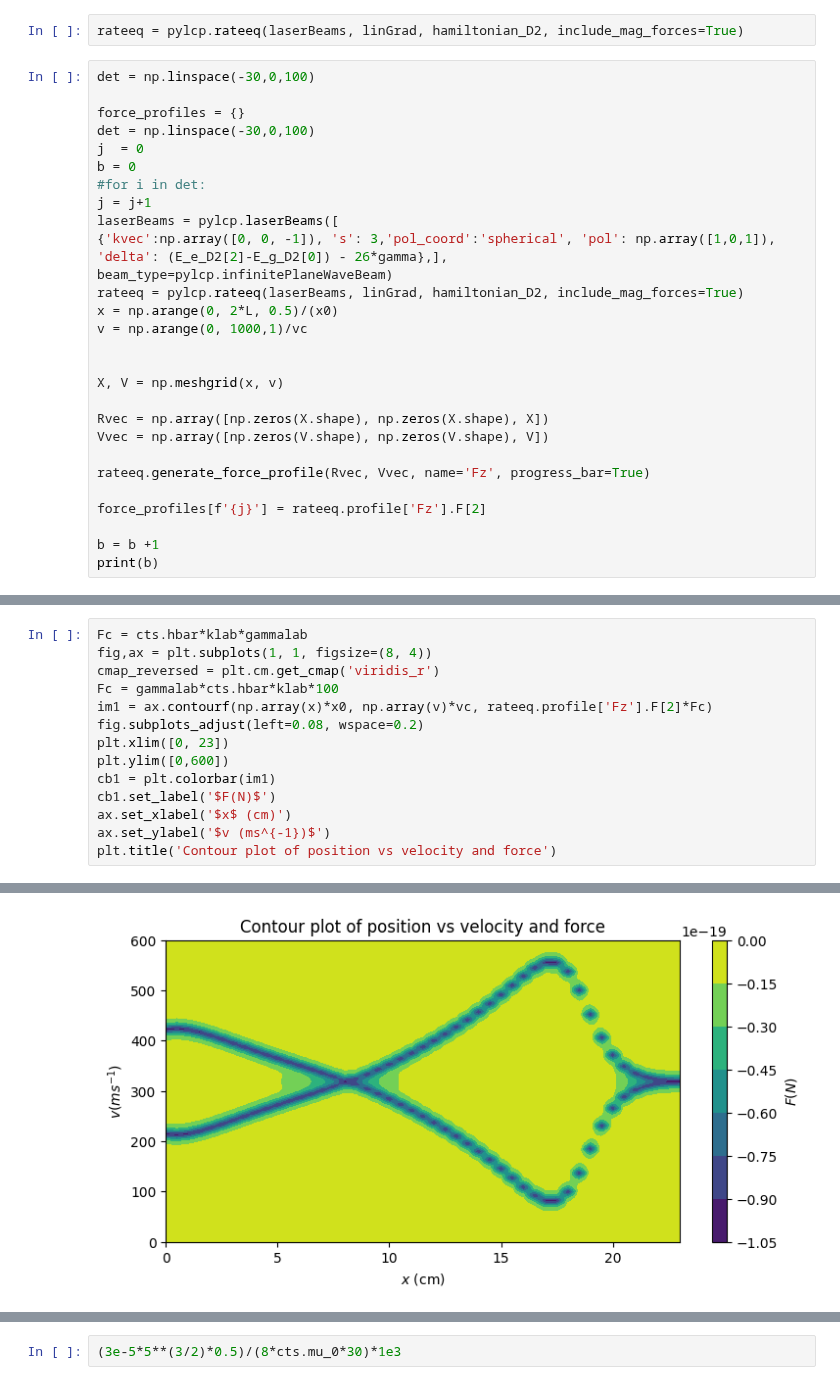
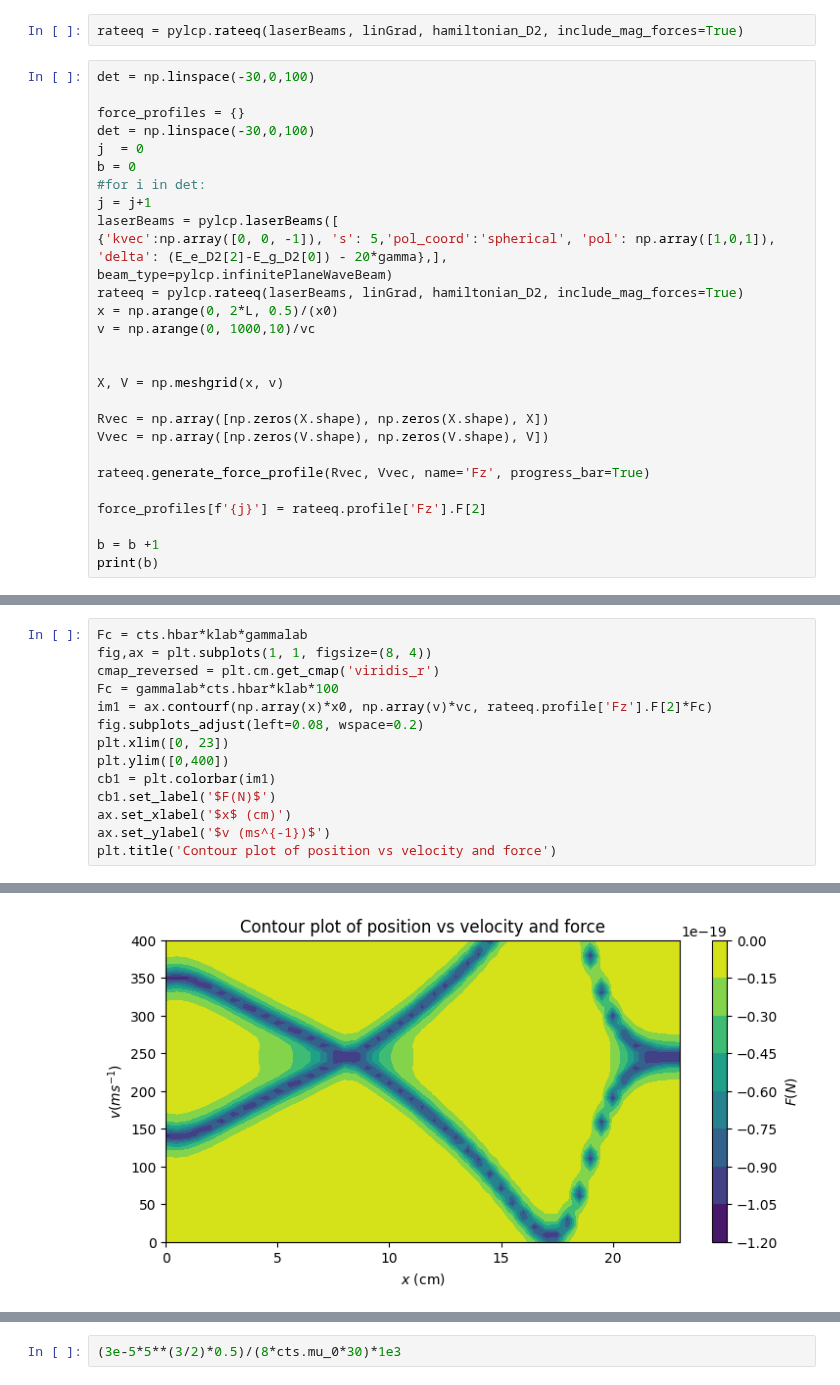
Before and after one commit to benfox4543/YB-zeeman-slower, a Jupyter notebook: zeeman slower_yb(fix after loosing good one).ipynb, the cells around one changed output, grey strips where cells are left out. Cells and saved outputs as stored; diff of their text form.

```diff
--- a/zeeman slower_yb(fix after loosing good one).ipynb
+++ b/zeeman slower_yb(fix after loosing good one).ipynb
@@ -315,11 +316,11 @@ b = 0
 #for i in det:
 j = j+1
 laserBeams = pylcp.laserBeams([
-{'kvec':np.array([0, 0, -1]), 's': 3,'pol_coord':'spherical', 'pol': np.array([1,0,1]), 'delta': (E_e_D2[2]-E_g_D2[0]) - 26*gamma},],
+{'kvec':np.array([0, 0, -1]), 's': 5,'pol_coord':'spherical', 'pol': np.array([1,0,1]), 'delta': (E_e_D2[2]-E_g_D2[0]) - 20*gamma},],
 beam_type=pylcp.infinitePlaneWaveBeam)
 rateeq = pylcp.rateeq(laserBeams, linGrad, hamiltonian_D2, include_mag_forces=True)
 x = np.arange(0, 2*L, 0.5)/(x0)
-v = np.arange(0, 1000,1)/vc
+v = np.arange(0, 1000,10)/vc
 
 
 X, V = np.meshgrid(x, v)
@@ -344,19 +341,19 @@ ValueError: Unable to find solution at r=(0.00,0.00,2756394.99) and v=(0.00,0.00
 # %%
 Fc = cts.hbar*klab*gammalab
 fig,ax = plt.subplots(1, 1, figsize=(8, 4))
 cmap_reversed = plt.cm.get_cmap('viridis_r')
 Fc = gammalab*cts.hbar*klab*100
 im1 = ax.contourf(np.array(x)*x0, np.array(v)*vc, rateeq.profile['Fz'].F[2]*Fc)
 fig.subplots_adjust(left=0.08, wspace=0.2)
 plt.xlim([0, 23])
-plt.ylim([0,600])
+plt.ylim([0,400])
 cb1 = plt.colorbar(im1)
 cb1.set_label('$F(N)$')
 ax.set_xlabel('$x$ (cm)')
 ax.set_ylabel('$v (ms^{-1})$')
 plt.title('Contour plot of position vs velocity and force')
 # %% [output]
 The get_cmap function was deprecated in Matplotlib 3.7 and will be removed two minor releases later. Use ``matplotlib.colormaps[name]`` or ``matplotlib.colormaps.get_cmap(obj)`` instead.
 Text(0.5, 1.0, 'Contour plot of position vs velocity and force')
-[figure, old version]
+[figure, new version]
 # %%
```
Also changed, not shown: parts of 19 cells of this notebook.
